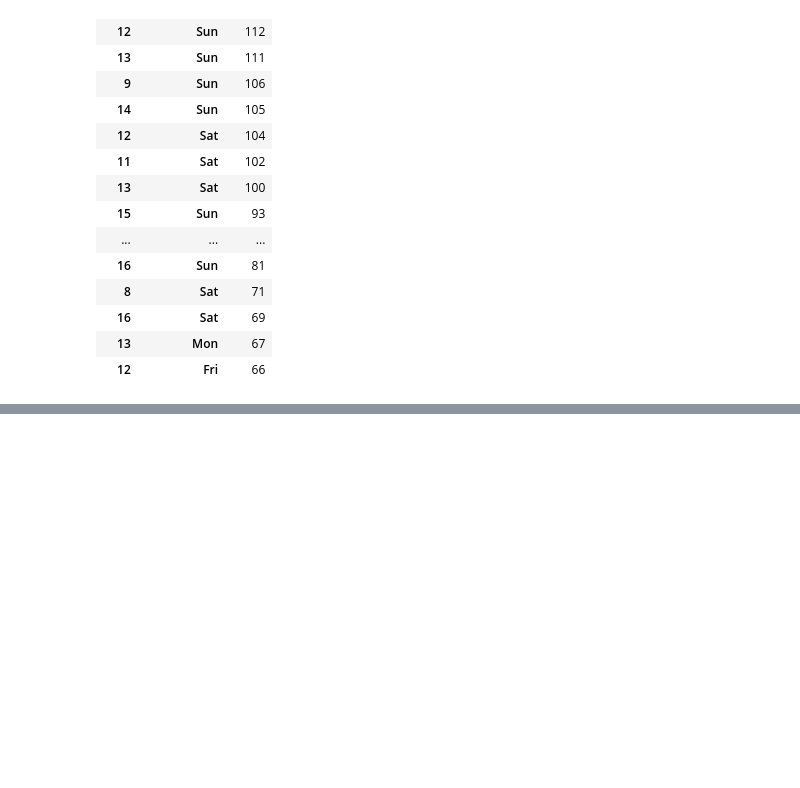
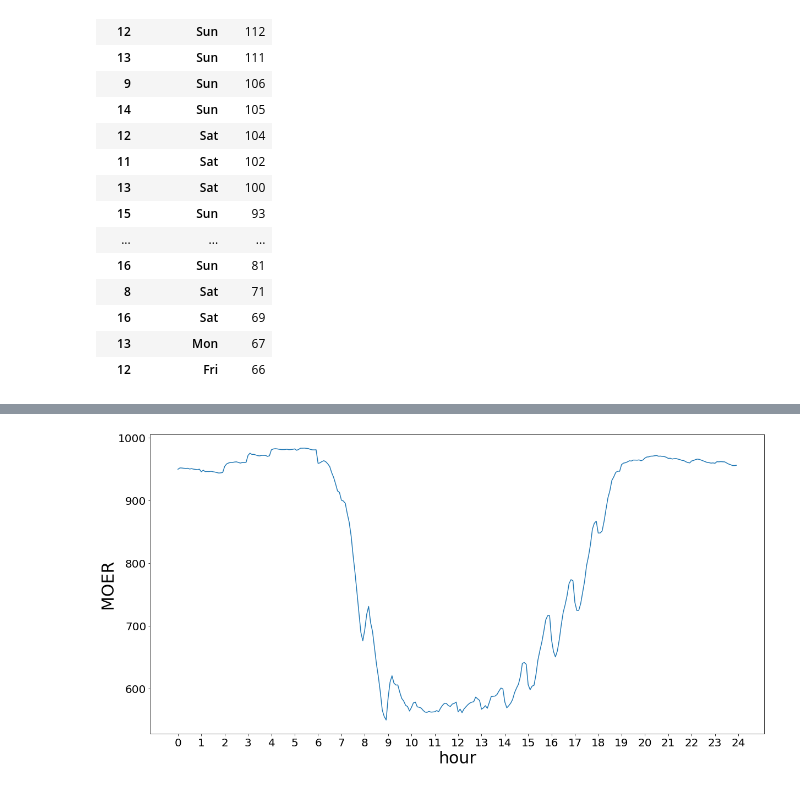
Before and after one commit to utkarshapets/load-shift-emissions, a Jupyter notebook: Wattime EDA.ipynb, the cells around one changed output, grey strips where cells are left out. Cells and saved outputs as stored; diff of their text form; code cells hidden in the pictures; blank space fills up the shorter version.

```diff
--- a/Wattime EDA.ipynb
+++ b/Wattime EDA.ipynb
@@ -372,0 +379,4 @@ low_moers_by_hour_of_week.sort_values("count", ascending=False).head(20)
+# %%
+avg_daily_load = df.groupby("minute")[["MOER"]].mean()
+avg_daily_load["hour"] = avg_daily_load.index / 60
+avg_daily_load
@@ -372,0 +398,9 @@ low_moers_by_hour_of_week.sort_values("count", ascending=False).head(20)
+# %%
+plt.rcParams['figure.figsize'] = [20, 10]
+sns.lineplot(data=avg_daily_load, x="hour", y="MOER")
+plt.xlabel('hour', fontsize=30)
+plt.ylabel('MOER', fontsize=30)
+plt.xticks(np.arange(0, 25, 1.0), fontsize=20);
+plt.yticks(fontsize=20);
+# %% [output]
+[figure, added]
```
Also changed, not shown: parts of 6 cells of this notebook, 2 other files.
